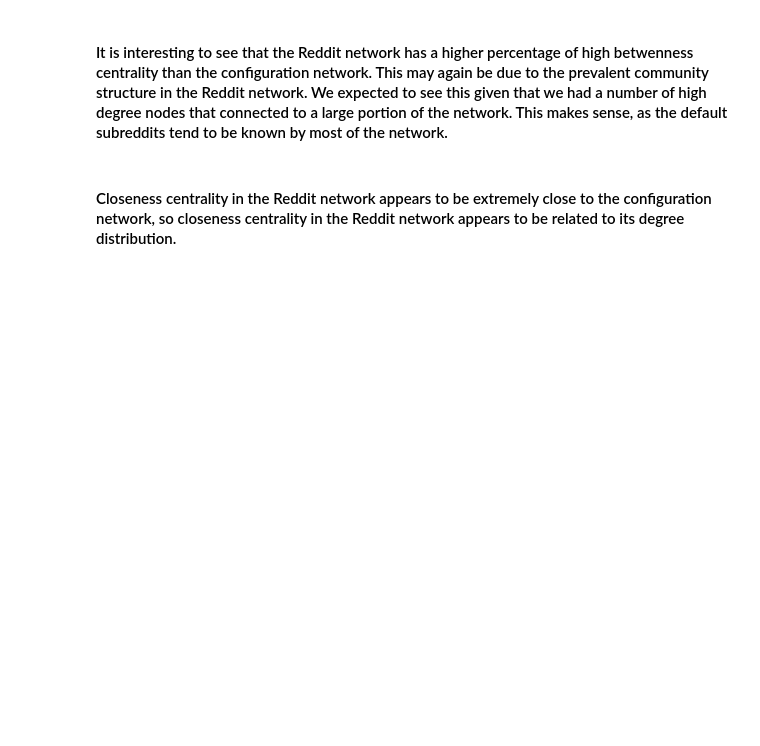
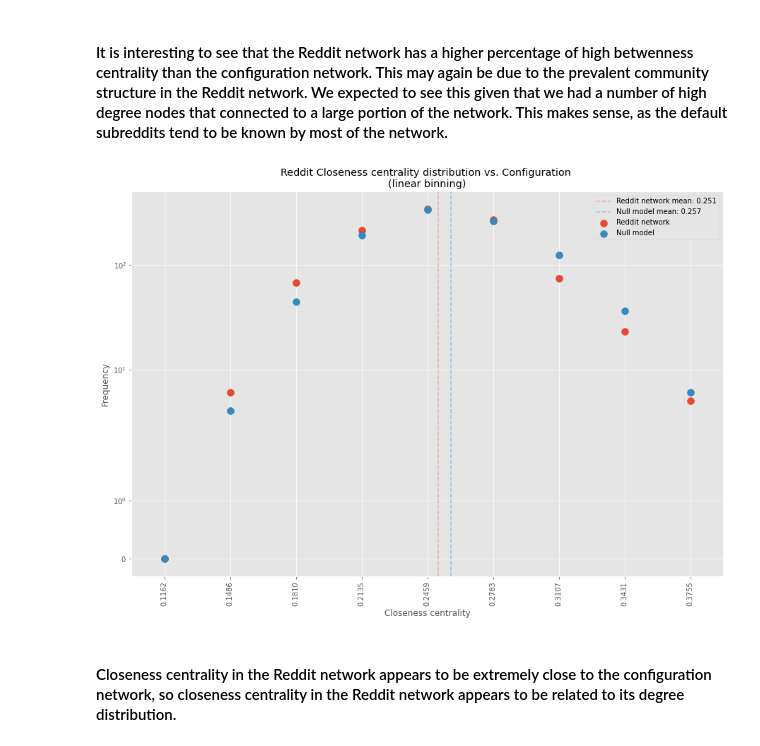
Before and after one commit to Ispanicus/Reddit_network_analysis, a Jupyter notebook: Group K Notebook.ipynb, the cells around one changed output. Saved outputs shown, nothing was run; the diff lists cells and outputs as text; code cells hidden in the pictures; blank space fills up the shorter version.

```diff
--- a/Group K Notebook.ipynb
+++ b/Group K Notebook.ipynb
@@ -857,7 +938,7 @@ for node in sampled_nodes:
     closeness[node] = nx.closeness_centrality(largest,u = node)
 closeness = list(closeness.values())
 
-sampled_conf_nodes = random.sample(largest_conf.nodes(),1000)
+conf_sampled_nodes = random.sample(largest_conf.nodes(),1000)
 conf_closeness = {}
 for node in conf_sampled_nodes:
     conf_closeness[node] = nx.closeness_centrality(largest_conf,u = node)
@@ -877,10 +960,12 @@ compare_distributions('Reddit Betweenness centrality distribution vs. Configurat
 # %%
 # plot distributions with 10 linear bins
 compare_distributions('Reddit Closeness centrality distribution vs. Configuration \n(linear binning)',
                       closeness,conf_closeness, "Closeness centrality",
                       log=True, bins=list(np.linspace(0.1,
-                                                      max((conf_closeness + configuration_centrality)),
+                                                      max((conf_closeness + closeness)),
                                                       10, endpoint=True)))
+# %% [output]
+[figure, added]
 # %% [markdown]
 #### Closeness centrality in the Reddit network appears to be extremely close to the configuration network, so closeness centrality in the Reddit network appears to be related to its degree distribution.
 # %%
```
Also changed, not shown: parts of 27 cells of this notebook, 12 other files.
